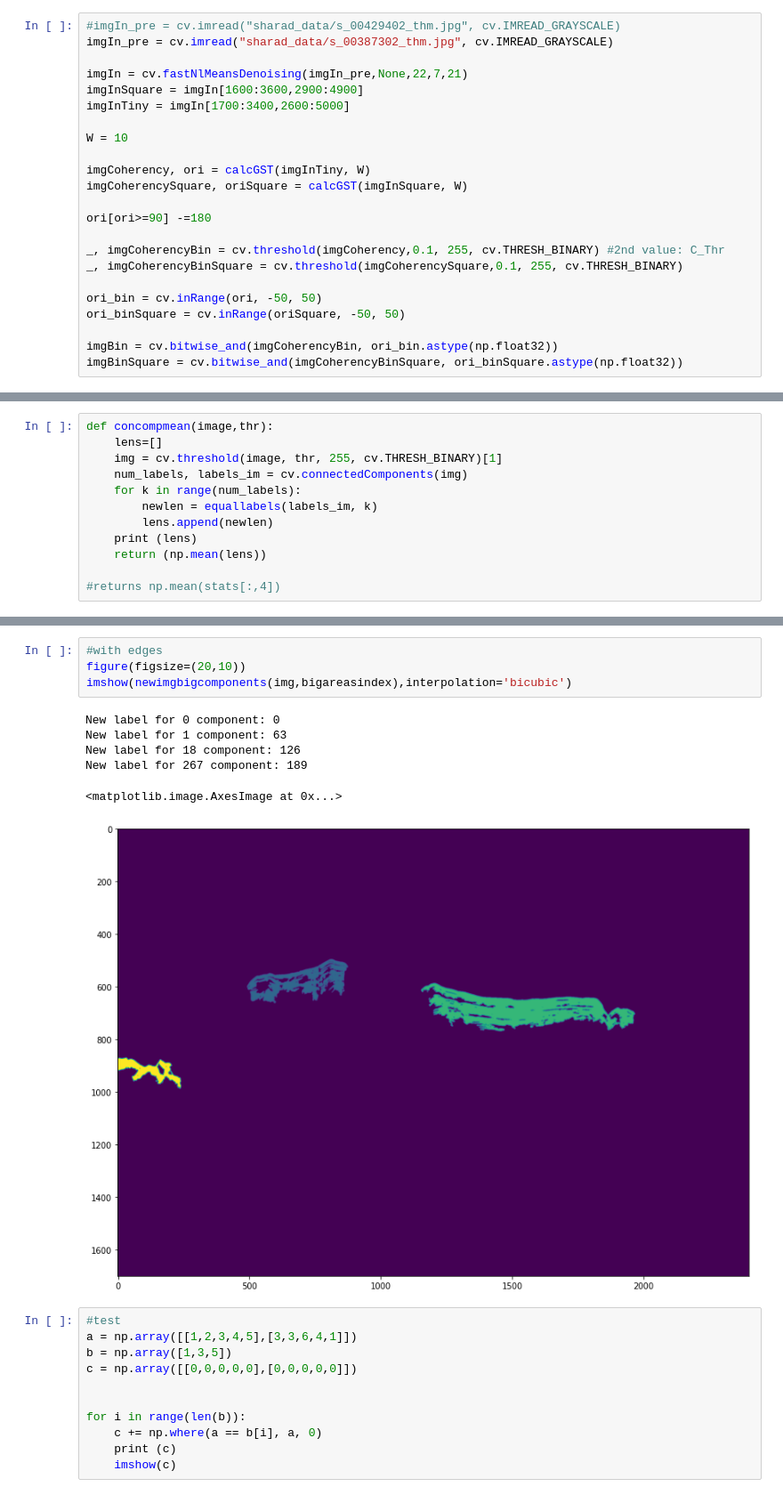
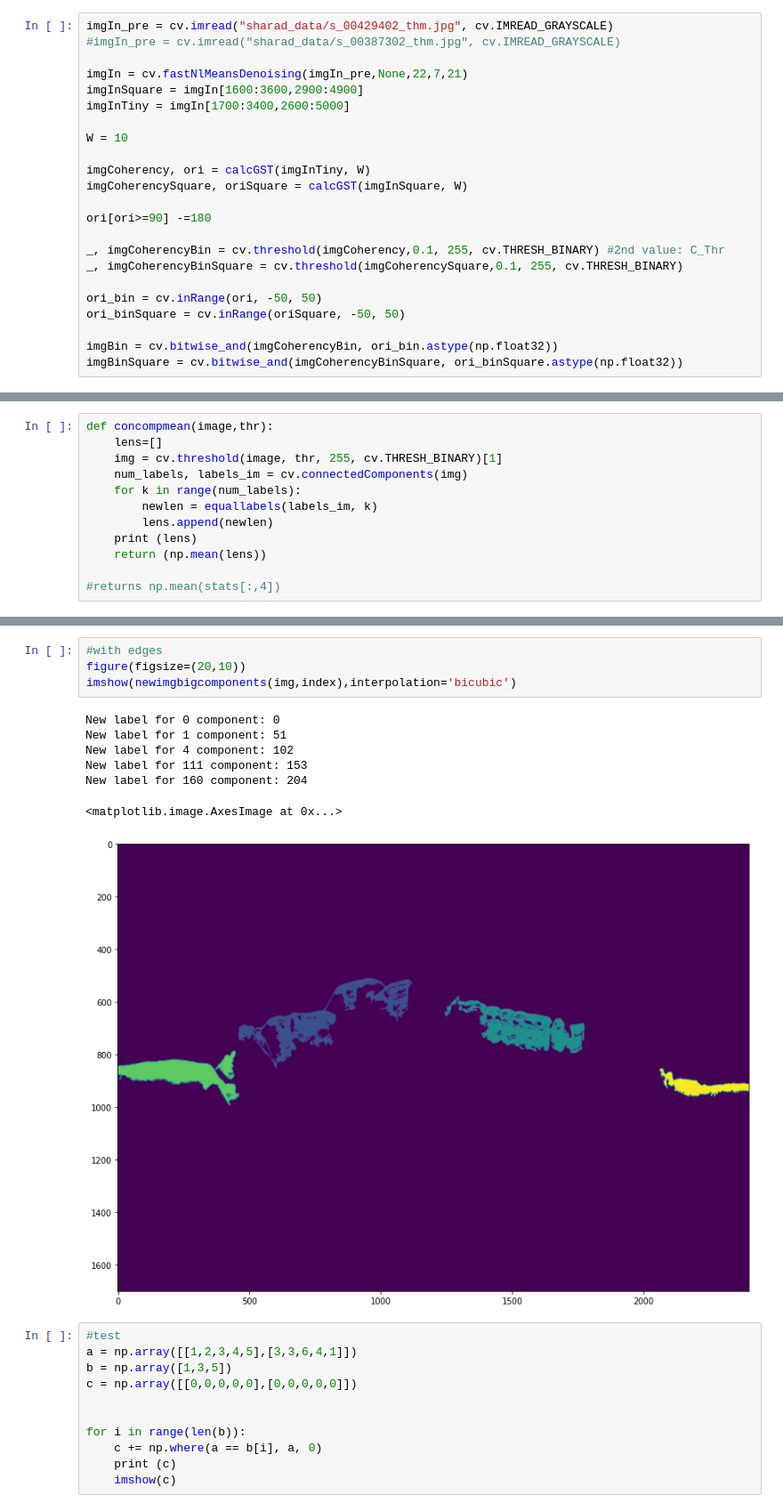
Before and after one commit to GiuliaLovati/Tesy, a Jupyter notebook: ConnectedComponents.ipynb, the cells around one changed output, grey strips where cells are left out. Shown at 89% size. Cells and saved outputs as stored; diff of their text form.

```diff
--- a/ConnectedComponents.ipynb
+++ b/ConnectedComponents.ipynb
@@ -59,8 +59,8 @@ def calcGST(inputIMG, w):
     # orientation angle calculation (stop)
     return coherency, orientation
 # %%
-#imgIn_pre = cv.imread("sharad_data/s_00429402_thm.jpg", cv.IMREAD_GRAYSCALE)
-imgIn_pre = cv.imread("sharad_data/s_00387302_thm.jpg", cv.IMREAD_GRAYSCALE)
+imgIn_pre = cv.imread("sharad_data/s_00429402_thm.jpg", cv.IMREAD_GRAYSCALE)
+#imgIn_pre = cv.imread("sharad_data/s_00387302_thm.jpg", cv.IMREAD_GRAYSCALE)
 
 imgIn = cv.fastNlMeansDenoising(imgIn_pre,None,22,7,21)
 imgInSquare = imgIn[1600:3600,2900:4900]
@@ -262,14 +268,15 @@ New label for 267 component: 189
 # %%
 #with edges
 figure(figsize=(20,10))
-imshow(newimgbigcomponents(img,bigareasindex),interpolation='bicubic')
+imshow(newimgbigcomponents(img,index),interpolation='bicubic')
 # %% [output]
 New label for 0 component: 0
-New label for 1 component: 63
-New label for 18 component: 126
-New label for 267 component: 189
+New label for 1 component: 51
+New label for 4 component: 102
+New label for 111 component: 153
+New label for 160 component: 204
 <matplotlib.image.AxesImage at 0x...>
-[figure, old version]
+[figure, new version]
 # %%
 #test
 a = np.array([[1,2,3,4,5],[3,3,6,4,1]])
```
Also changed, not shown: parts of 10 cells of this notebook.
